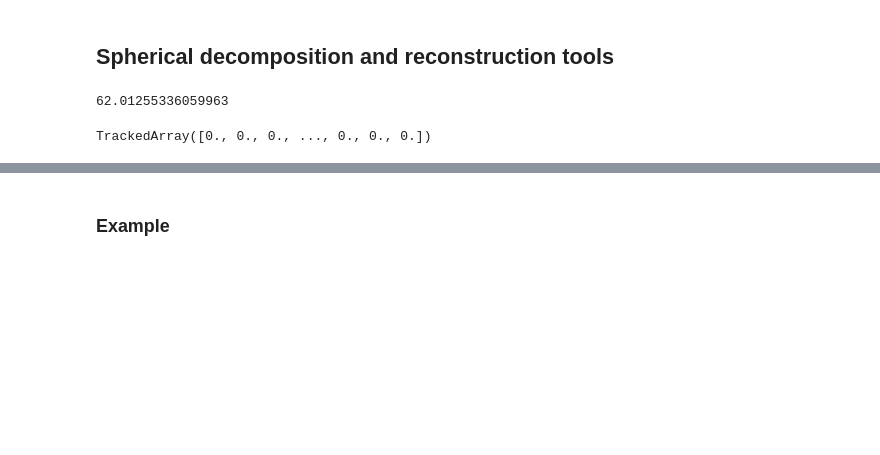
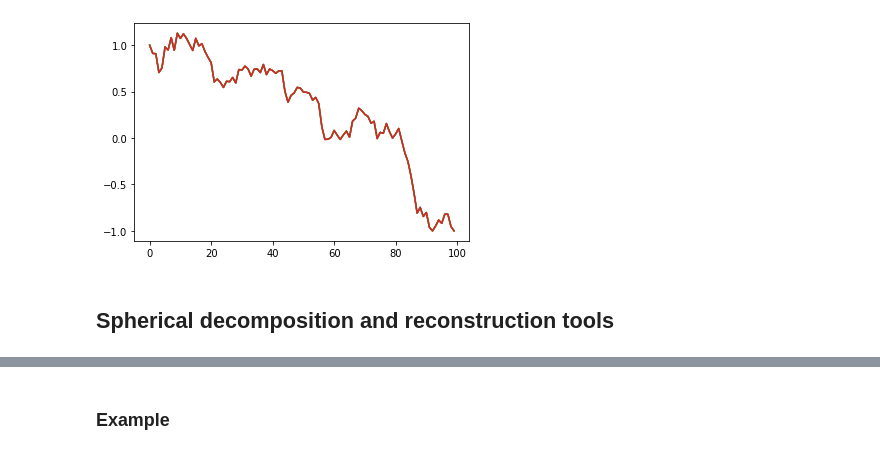
Before and after one commit to tbesnier/bm-shapes, a Jupyter notebook: examples/Spherical harmonic decompostion.ipynb, the cells around one changed output, grey strips where cells are left out. Drawn from its saved outputs; the diff is of its cells as text; code cells hidden in the pictures; blank space fills up the shorter version.

Commit message:
Hilbert bridge example

```diff
--- a/examples/Spherical harmonic decompostion.ipynb
+++ b/examples/Spherical harmonic decompostion.ipynb
@@ -100,3 +32,10 @@ plt.show()
+# %%
+B = brownian_motion.Bridge(1,-1).gen_traj(n_step = 100)
+for i in range(4):
+    plt.plot(B)
+plt.show()
+# %% [output]
+[figure, added]
 # %% [markdown]
 ## Spherical decomposition and reconstruction tools
 # %%
@@ -198,22 +138,0 @@ def my_sphere_function(theta, phi):
-# %%
-### test double romberg
-
-def integrand(phi, theta):
-    return my_sphere_function(theta, phi)
-#options={'limit':50}
-
-res = integrate.dblquad(integrand, 0., np.pi, lambda x:0., lambda x:2*np.pi)[0]
-
-print(res)
-# %% [output]
-62.01255336059963
-# %%
-sphere = tri.creation.uv_sphere(count=[64, 64])
-x, y ,z = sphere.vertices[:,0], sphere.vertices[:,1], sphere.vertices[:,2]
-(r, theta, phi) = pyssht.cart_to_spherical(x, y, z)
-
-y = np.array([integrand(0, t) for t in theta])
-f = lambda t: integrand(0, t)
-y - f(theta)
-# %% [output]
-TrackedArray([0., 0., 0., ..., 0., 0., 0.])
```
Also changed, not shown: parts of 37 cells of this notebook, 9 other files.
